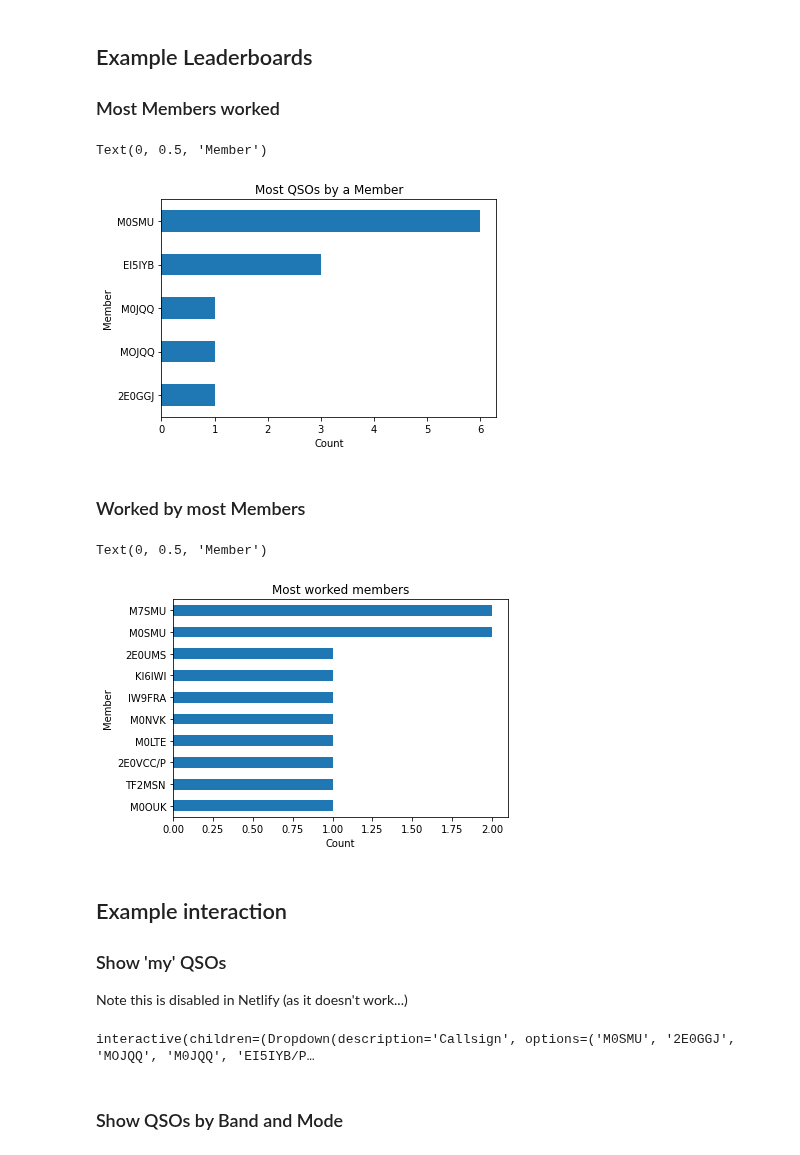
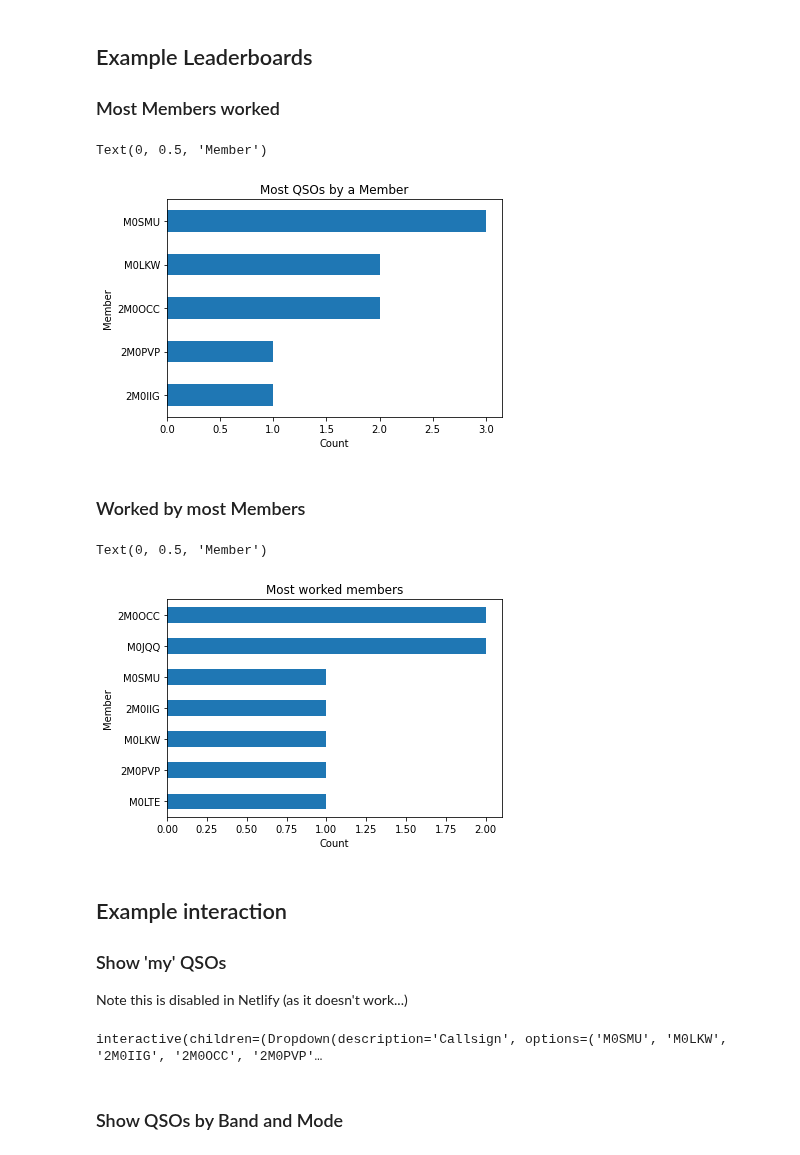
Before and after one commit to smurphboy/WAllOARC, a Jupyter notebook: WorkedAllOARC.ipynb, the cells around one changed output. Cells and saved outputs as stored; diff of their text form; code cells hidden in the pictures.

Commit message:
Filtered for Worked All OARC dates

```diff
--- a/WorkedAllOARC.ipynb
+++ b/WorkedAllOARC.ipynb
@@ -92,0 +101,4 @@ csmap.head(10)
+# %%
+dfclean['QSO Datetime (UTC)'] = pd.to_datetime(dfclean['QSO Datetime (UTC)'])
+dfclean = dfclean.loc[(dfclean['QSO Datetime (UTC)'] >= '2022-01-06') & (dfclean['QSO Datetime (UTC)'] < '2022-01-09')]
+dfclean
@@ -211,7 +232,9 @@ Ireland
 ### Map aliases to base callsigns
 # %%
 dfcleanalised = pd.merge(left=dfclean, right=csmap, left_on='Your Callsign', right_on='Alias', how='left')
-dfcleanalised['Base Callsign'] = dfcleanalised['Base Callsign'].combine_first(dfclean['Your Callsign'])
+dfcleanalised['Base Callsign'] = dfcleanalised['Base Callsign'].combine_first(dfcleanalised['Your Callsign'])
+dfcleanalised['Base Your Callsign'] = dfcleanalised['Base Callsign']
+dfcleanalised = dfcleanalised.drop(['Base Callsign', 'Alias'], axis=1)
 dfcleanalised.head(10)
 # %% [output]
 |  | Timestamp | QSO Datetime (UTC) | Your Callsign | Their Callsign | Band | Mode | Locator Sent | ... |
@@ -228,0 +251,5 @@ dfcleanalised.head(10)
+# %%
+dfcleanalised = pd.merge(left=dfcleanalised, right=csmap, left_on='Their Callsign', right_on='Alias', how='left')
+dfcleanalised['Base Their Callsign'] = dfcleanalised['Base Callsign'].combine_first(dfcleanalised['Their Callsign'])
+dfcleanalised = dfcleanalised.drop(['Base Callsign', 'Alias'], axis=1)
+dfcleanalised.head(10)
@@ -231,23 +270,23 @@ dfcleanalised.head(10)
 
 ### Most Members worked
 # %%
-mostworked = dfcleanalised['Base Callsign'].value_counts().sort_values().plot.barh()
+mostworked = dfcleanalised['Base Your Callsign'].value_counts().sort_values().plot.barh()
 mostworked.set_title('Most QSOs by a Member')
 mostworked.set_xlabel('Count')
 mostworked.set_ylabel('Member')
 # %% [output]
 Text(0, 0.5, 'Member')
-[figure, old version]
+[figure, new version]
 # %% [markdown]
 ### Worked by most Members
 # %%
-workedmost = dfcleanalised['Their Callsign'].value_counts().sort_values().plot.barh()
+workedmost = dfcleanalised['Base Their Callsign'].value_counts().sort_values().plot.barh()
 workedmost.set_title('Most worked members')
 workedmost.set_xlabel('Count')
 workedmost.set_ylabel('Member')
 # %% [output]
 Text(0, 0.5, 'Member')
-[figure, old version]
+[figure, new version]
 # %% [markdown]
 ## Example interaction
 
@@ -259,10 +298,10 @@ if os.environ.get('NETLIFY'):
     print("Sadly we can't do interactivity in Netlify environment - I need to find a work around")
 else:
     @interact
-    def show_my_QSO(Callsign = df['Your Callsign Clean'].unique()):
-        return df.loc[df['Your Callsign Clean'].values==Callsign]
+    def show_my_QSO(Callsign = dfcleanalised['Base Your Callsign'].unique()):
+        return dfcleanalised.loc[dfcleanalised['Base Your Callsign'].values==Callsign]
 # %% [output]
-interactive(children=(Dropdown(description='Callsign', options=('M0SMU', '2E0GGJ', 'MOJQQ', 'M0JQQ', 'EI5IYB/P…
+interactive(children=(Dropdown(description='Callsign', options=('M0SMU', 'M0LKW', '2M0IIG', '2M0OCC', '2M0PVP'…
 # %% [markdown]
 ### Show QSOs by Band and Mode
 # %%
```
Also changed, not shown: parts of 13 cells of this notebook.
